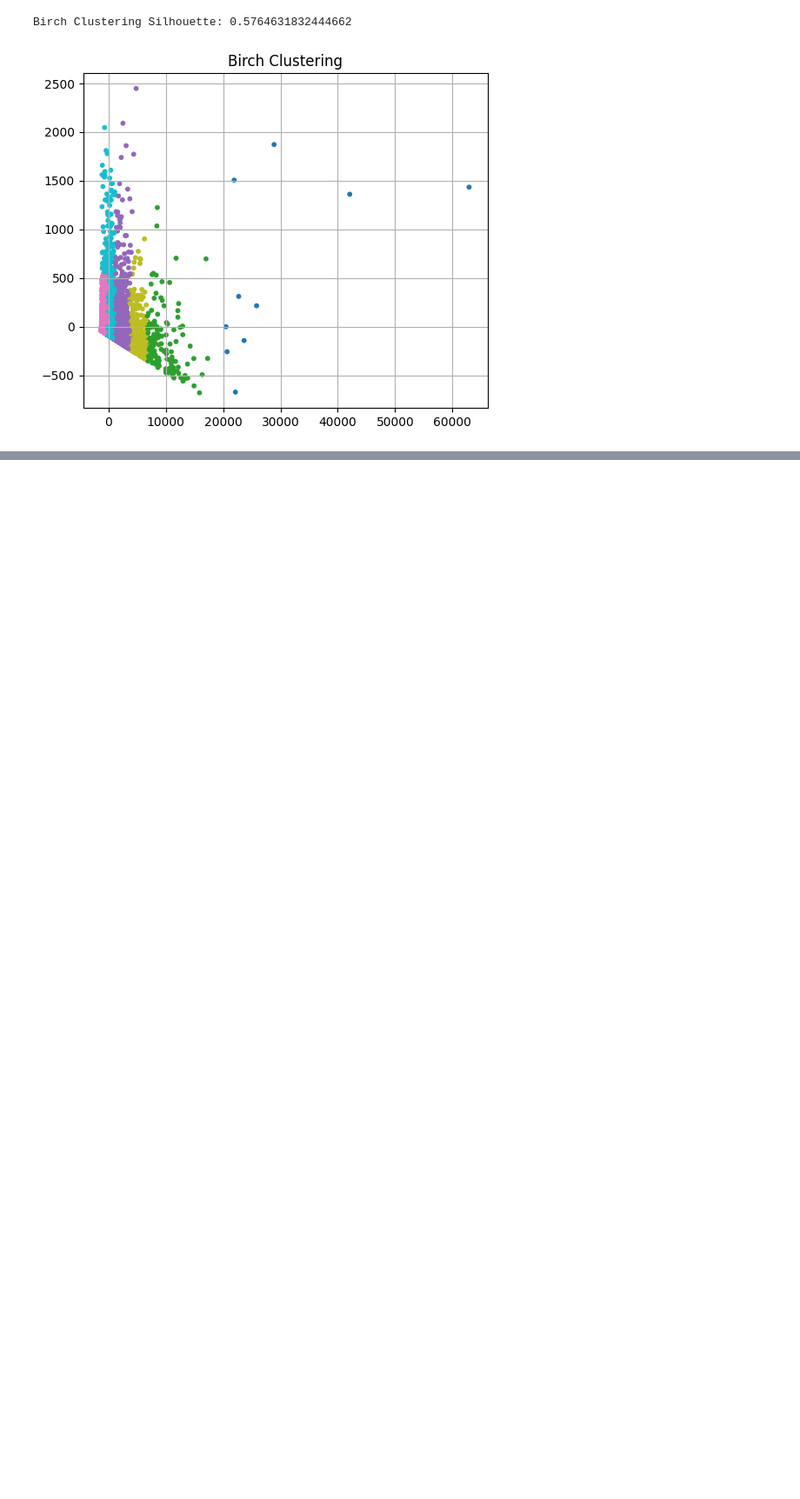
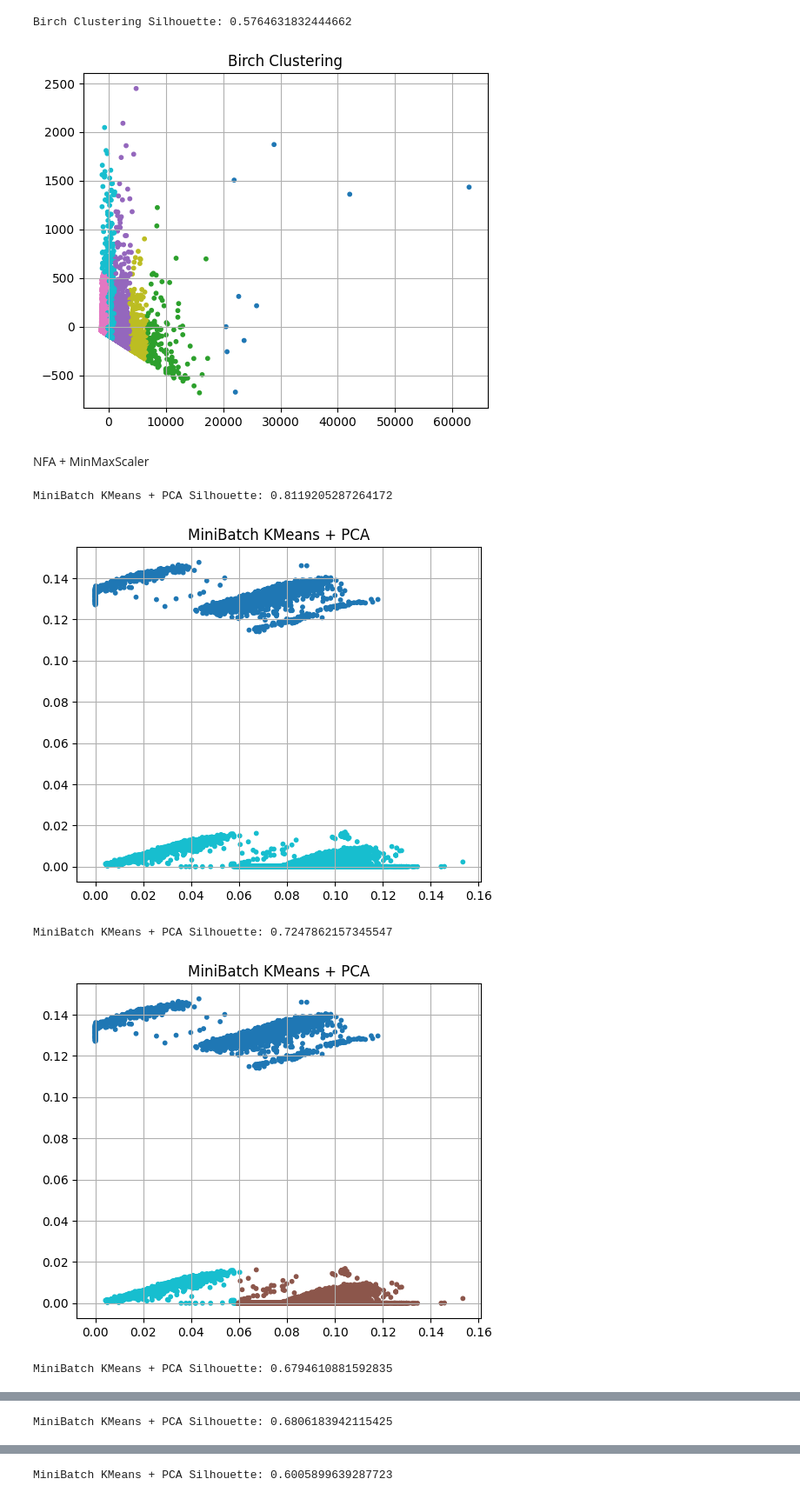
Before and after one commit to NikolaDjajic/Diplomski, a Jupyter notebook: shopper_intention_clustering.ipynb, the cells around one changed output, grey strips where cells are left out. Shown at 87% size. Cells and saved outputs as stored; diff of their text form; code cells hidden in the pictures; blank space fills up the shorter version.

```diff
--- a/shopper_intention_clustering.ipynb
+++ b/shopper_intention_clustering.ipynb
@@ -230,3 +232,26 @@ Birch Clustering Silhouette: 0.6711499654905392
 [figure]
 Birch Clustering Silhouette: 0.5764631832444662
 [figure]
+# %% [markdown]
+NFA + MinMaxScaler
+# %%
+scaler = MinMaxScaler()
+X_scaled = scaler.fit_transform(X)
+# %%
+nmf = NMF(n_components=2, random_state=42)
+X_nmfsc = nmf.fit_transform(X_scaled)
+# %%
+from sklearn.cluster import MiniBatchKMeans
+# Najbolji rez na 2 klastera
+for i in range(2,7):
+    mb_kmeans = MiniBatchKMeans(n_clusters=i, random_state=123)
+
+    mb_kmeans.fit(X_nmfsc)
+    labels_mb_pca = mb_kmeans.labels_
+    plot_clusters_pca(X_nmfsc, labels_mb_pca, 'MiniBatch KMeans + PCA')
+# %% [output]
+MiniBatch KMeans + PCA Silhouette: 0.8119205287264172
+[figure, added]
+MiniBatch KMeans + PCA Silhouette: 0.7247862157345547
+[figure, added]
+MiniBatch KMeans + PCA Silhouette: 0.6794610881592835
@@ -232,0 +259 @@ Birch Clustering Silhouette: 0.5764631832444662
+MiniBatch KMeans + PCA Silhouette: 0.6806183942115425
@@ -232,0 +261 @@ Birch Clustering Silhouette: 0.5764631832444662
+MiniBatch KMeans + PCA Silhouette: 0.6005899639287723
```
Also changed, not shown: parts of 7 cells of this notebook, 1 other file.
